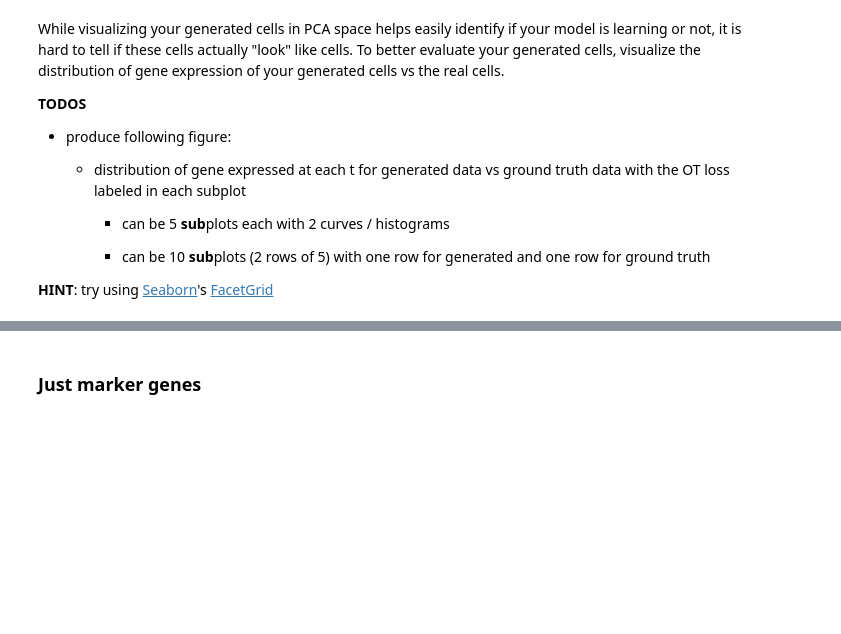
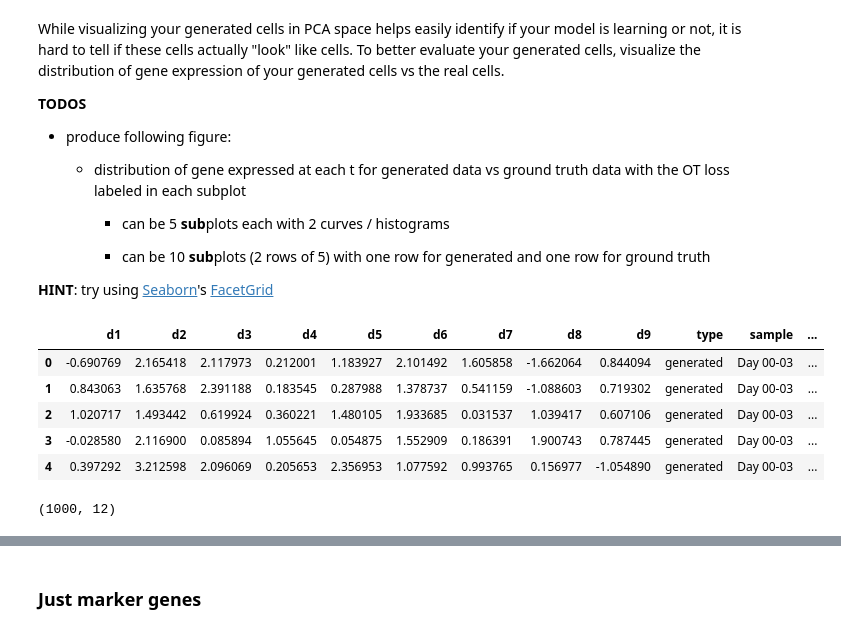
Before and after one commit to FridljDa/deep_learning, a Jupyter notebook: pset/pset3/problem 4/04_flow.ipynb, the cells around one changed output, grey strips where cells are left out. Drawn from its saved outputs; the diff is of its cells as text; code cells hidden in the pictures; blank space fills up the shorter version.

```diff
--- a/pset/pset3/problem 4/04_flow.ipynb
+++ b/pset/pset3/problem 4/04_flow.ipynb
@@ -1161,0 +1210,18 @@ To better evaluate your generated cells, visualize the distribution of gene expr
+# %%
+all_samples = ["Day 00-03", "Day 06-09", "Day 12-15", "Day 18-21", "Day 24-27"]
+#cross product of df_pred and all_samples
+df_pred['samples'] = np.repeat(all_samples, num_generate/len(all_samples))
+df_pred.head()
+# %% [output]
+|  | d1 | d2 | d3 | d4 | d5 | d6 | d7 | d8 | d9 | type | sample | ... |
+| 0 | -0.690769 | 2.165418 | 2.117973 | 0.212001 | 1.183927 | 2.101492 | 1.605858 | -1.662064 | 0.844094 | generated | Day 00-03 | ... |
+| 1 | 0.843063 | 1.635768 | 2.391188 | 0.183545 | 0.287988 | 1.378737 | 0.541159 | -1.088603 | 0.719302 | generated | Day 00-03 | ... |
+| 2 | 1.020717 | 1.493442 | 0.619924 | 0.360221 | 1.480105 | 1.933685 | 0.031537 | 1.039417 | 0.607106 | generated | Day 00-03 | ... |
+| 3 | -0.028580 | 2.116900 | 0.085894 | 1.055645 | 0.054875 | 1.552909 | 0.186391 | 1.900743 | 0.787445 | generated | Day 00-03 | ... |
+| 4 | 0.397292 | 3.212598 | 2.096069 | 0.205653 | 2.356953 | 1.077592 | 0.993765 | 0.156977 | -1.054890 | generated | Day 00-03 | ... |
+# %%
+#nrow of df_pca
+df_pca.shape
+df_pred.shape
+# %% [output]
+(1000, 12)
```
Also changed, not shown: parts of 25 cells of this notebook.
